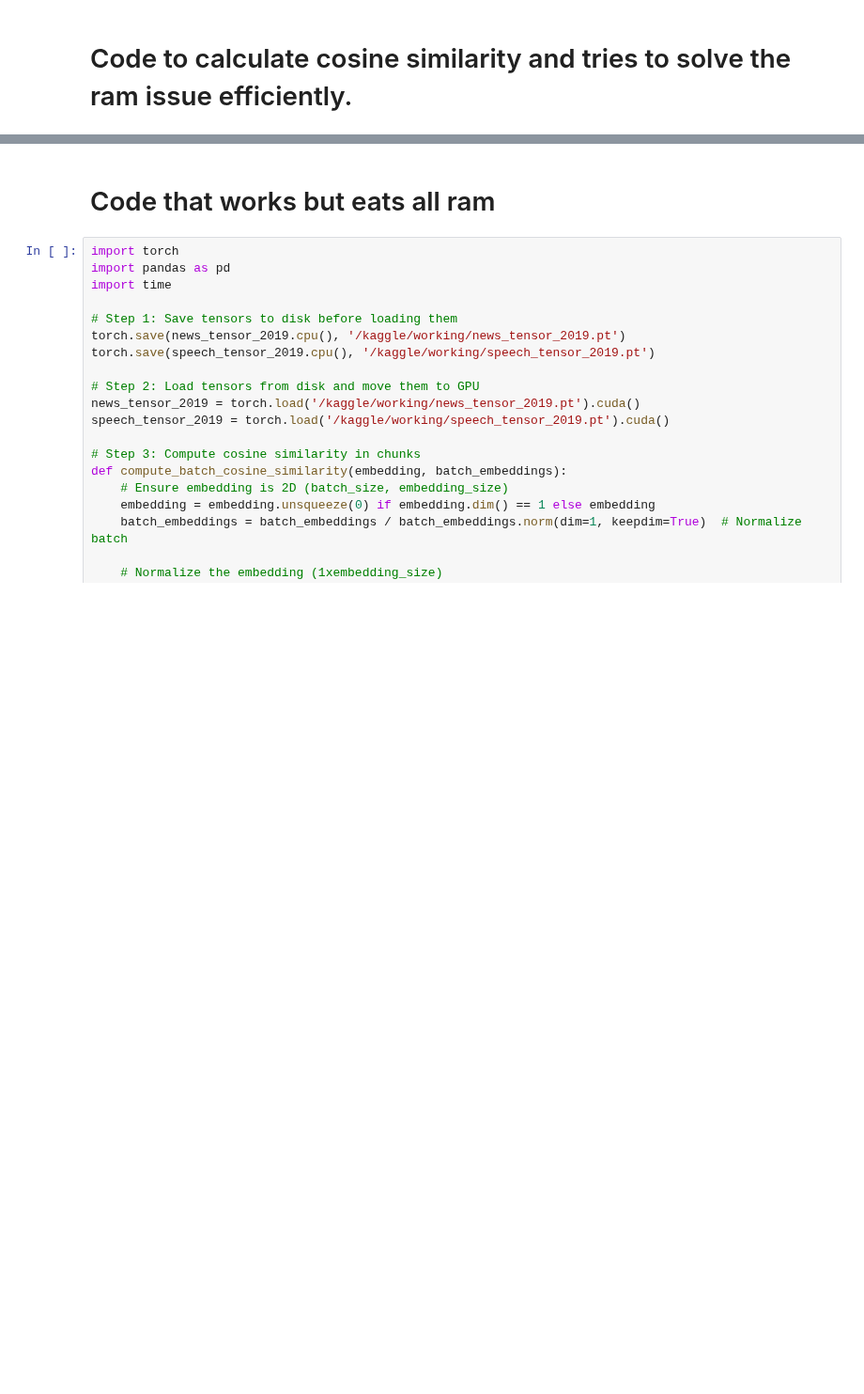
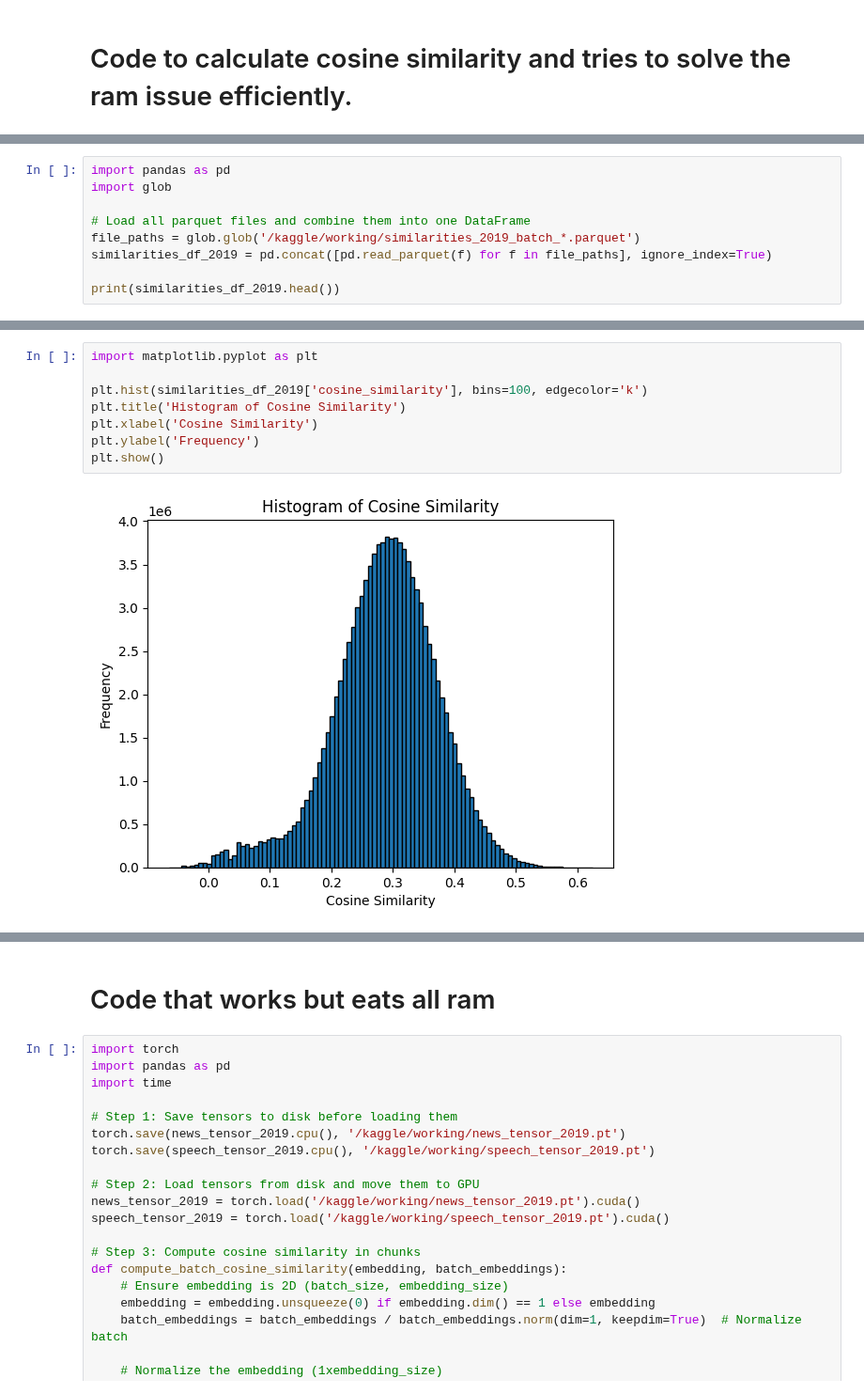
Before and after one commit to lramir14/MDS_thesis, a Jupyter notebook: efficient-similarity.ipynb, the cells around one changed output, grey strips where cells are left out. Shown at 94% size. Saved outputs shown, nothing was run; the diff lists cells and outputs as text; blank space fills up the shorter version.

```diff
--- a/efficient-similarity.ipynb
+++ b/efficient-similarity.ipynb
@@ -174,0 +493,9 @@ Finished computing cosine similarities.
+# %%
+import pandas as pd
+import glob
+
+# Load all parquet files and combine them into one DataFrame
+file_paths = glob.glob('/kaggle/working/similarities_2019_batch_*.parquet')
+similarities_df_2019 = pd.concat([pd.read_parquet(f) for f in file_paths], ignore_index=True)
+
+print(similarities_df_2019.head())
@@ -174,0 +556,10 @@ Finished computing cosine similarities.
+# %%
+import matplotlib.pyplot as plt
+
+plt.hist(similarities_df_2019['cosine_similarity'], bins=100, edgecolor='k')
+plt.title('Histogram of Cosine Similarity')
+plt.xlabel('Cosine Similarity')
+plt.ylabel('Frequency')
+plt.show()
+# %% [output]
+[figure, added]
```
Also changed, not shown: parts of 31 cells of this notebook.
